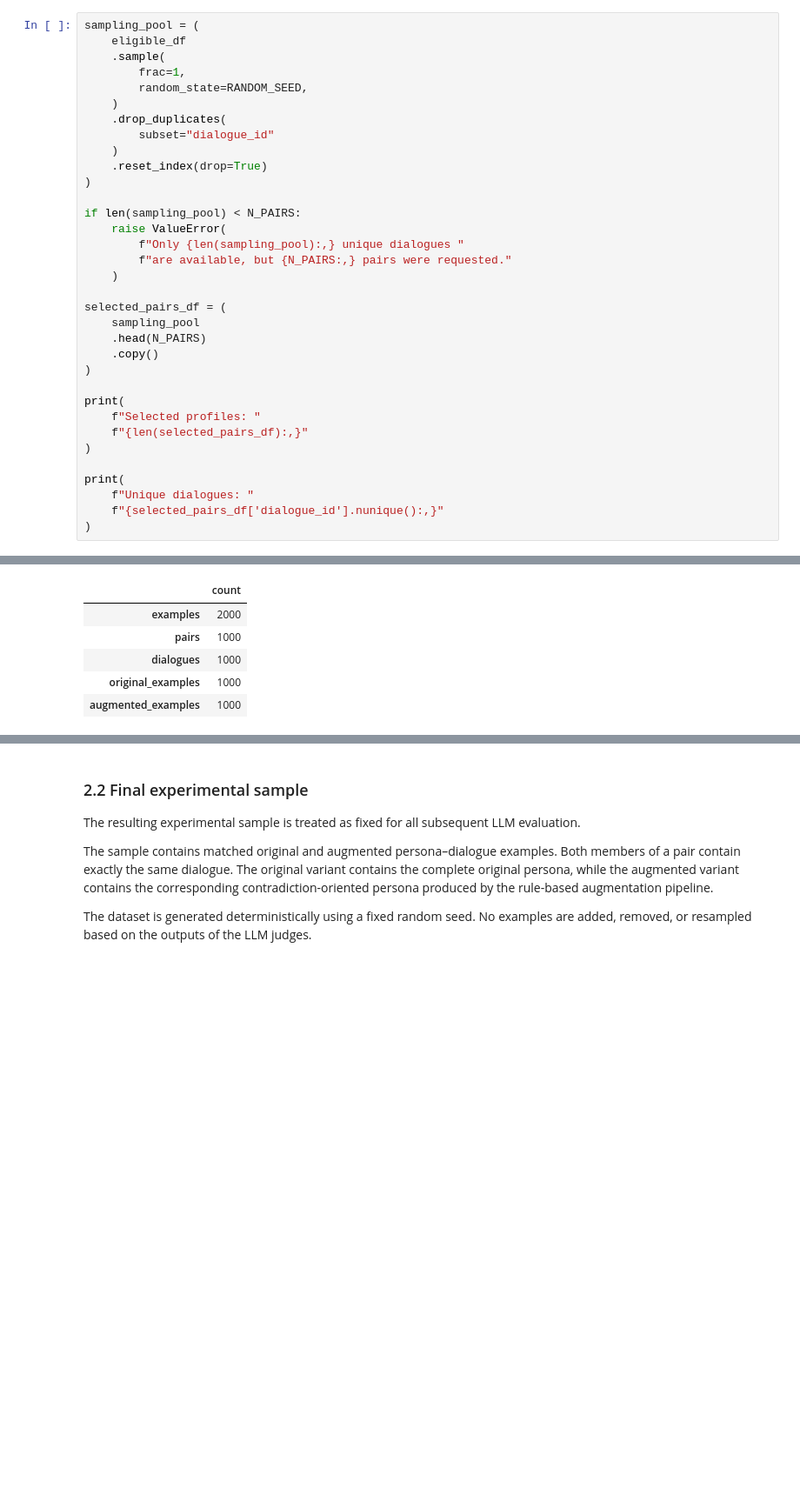
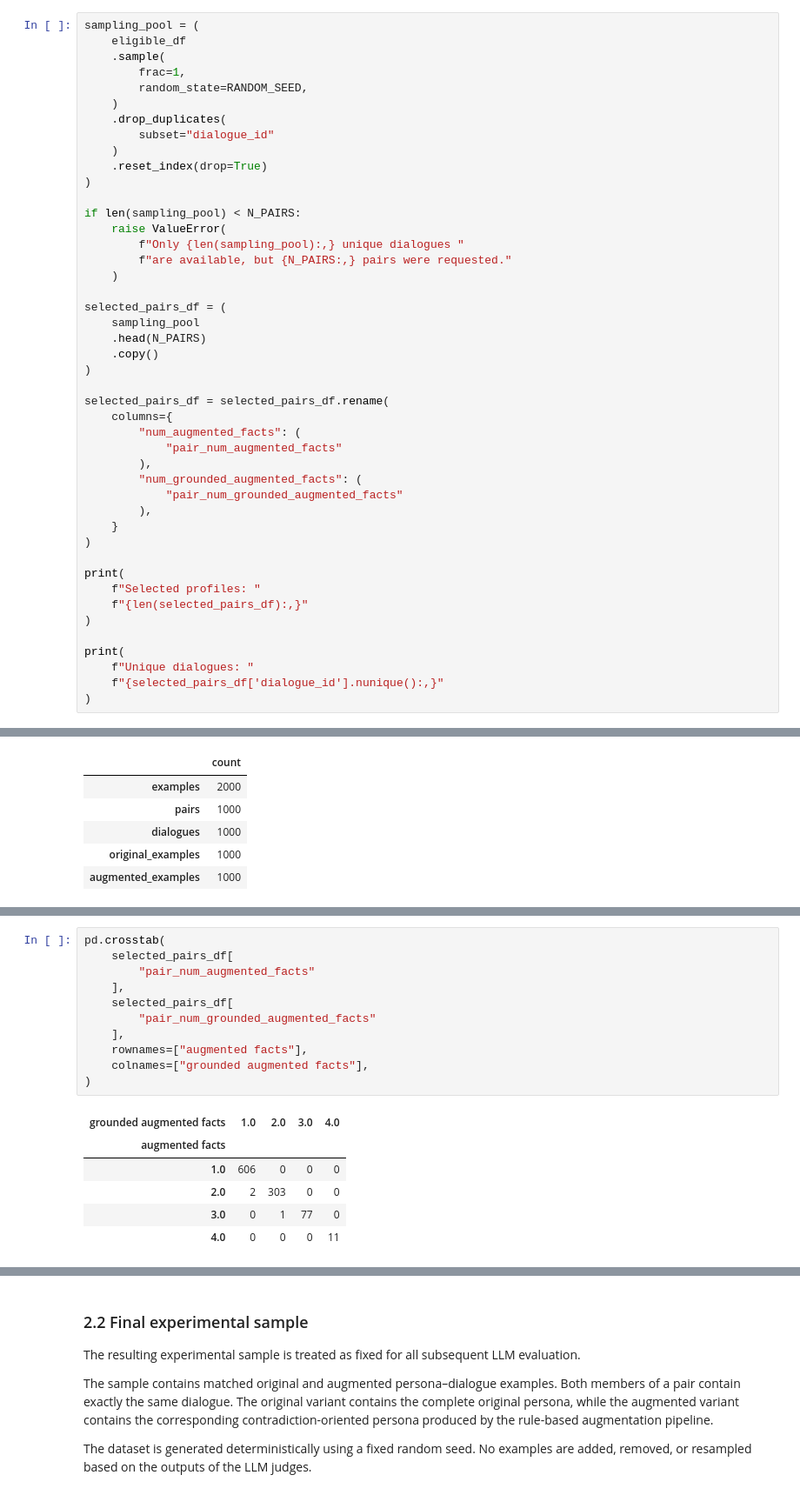
Before and after one commit to Maty228/LLM-Persona-judge-agreement, a Jupyter notebook: llm_judge_agreement.ipynb, the cells around one changed output, grey strips where cells are left out. Shown at 87% size. Drawn from its saved outputs; the diff is of its cells as text; blank space fills up the shorter version.

```diff
--- a/llm_judge_agreement.ipynb
+++ b/llm_judge_agreement.ipynb
@@ -232,6 +240,17 @@ selected_pairs_df = (
     .copy()
 )
 
+selected_pairs_df = selected_pairs_df.rename(
+    columns={
+        "num_augmented_facts": (
+            "pair_num_augmented_facts"
+        ),
+        "num_grounded_augmented_facts": (
+            "pair_num_grounded_augmented_facts"
+        ),
+    }
+)
+
 print(
     f"Selected profiles: "
     f"{len(selected_pairs_df):,}"
@@ -529,0 +585,18 @@ Name: count, dtype: int64
+# %%
+pd.crosstab(
+    selected_pairs_df[
+        "pair_num_augmented_facts"
+    ],
+    selected_pairs_df[
+        "pair_num_grounded_augmented_facts"
+    ],
+    rownames=["augmented facts"],
+    colnames=["grounded augmented facts"],
+)
+# %% [output]
+| grounded augmented facts | 1.0 | 2.0 | 3.0 | 4.0 |
+| augmented facts |  |  |  |  |
+| 1.0 | 606 | 0 | 0 | 0 |
+| 2.0 | 2 | 303 | 0 | 0 |
+| 3.0 | 0 | 1 | 77 | 0 |
+| 4.0 | 0 | 0 | 0 | 11 |
```
Also changed, not shown: parts of 39 cells of this notebook, 3 other files.
